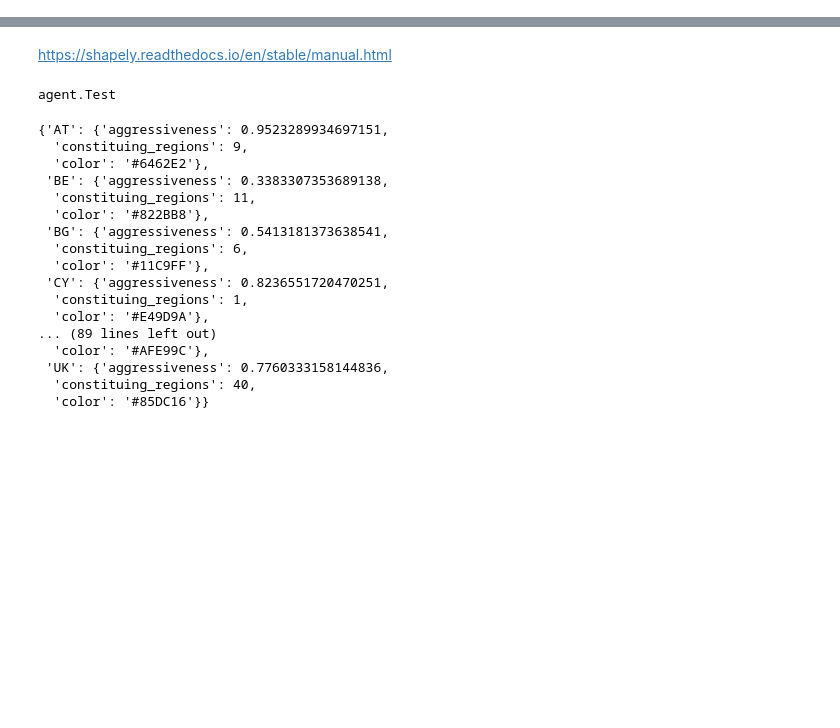
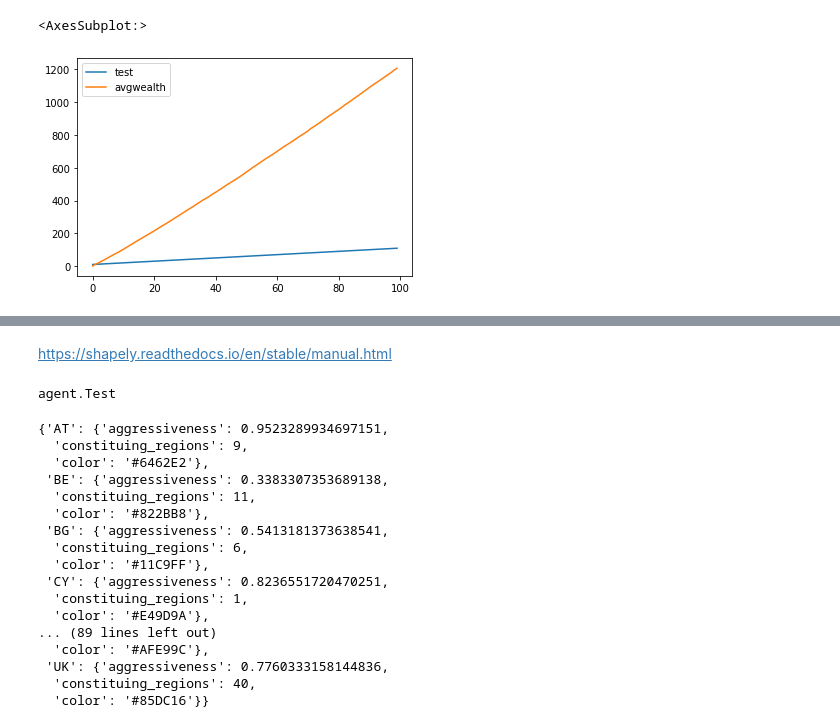
Before and after one commit to charelF/ABM, a Jupyter notebook: model/run.ipynb, the cells around one changed output, grey strips where cells are left out. Saved outputs shown, nothing was run; the diff lists cells and outputs as text; code cells hidden in the pictures; blank space fills up the shorter version.

```diff
--- a/model/run.ipynb
+++ b/model/run.ipynb
@@ -3,3 +4,12 @@ from model import *
 # %%
 model = RegionModel(1,1)
 agent = model.grid.agents[0]
+# %%
+for _ in range(100):
+    model.step()
+# %%
+x = model.datacollector.get_model_vars_dataframe()
+x.plot()
+# %% [output]
+<AxesSubplot:>
+[figure, added]
```
Also changed, not shown: parts of 5 cells of this notebook, 2 other files.
